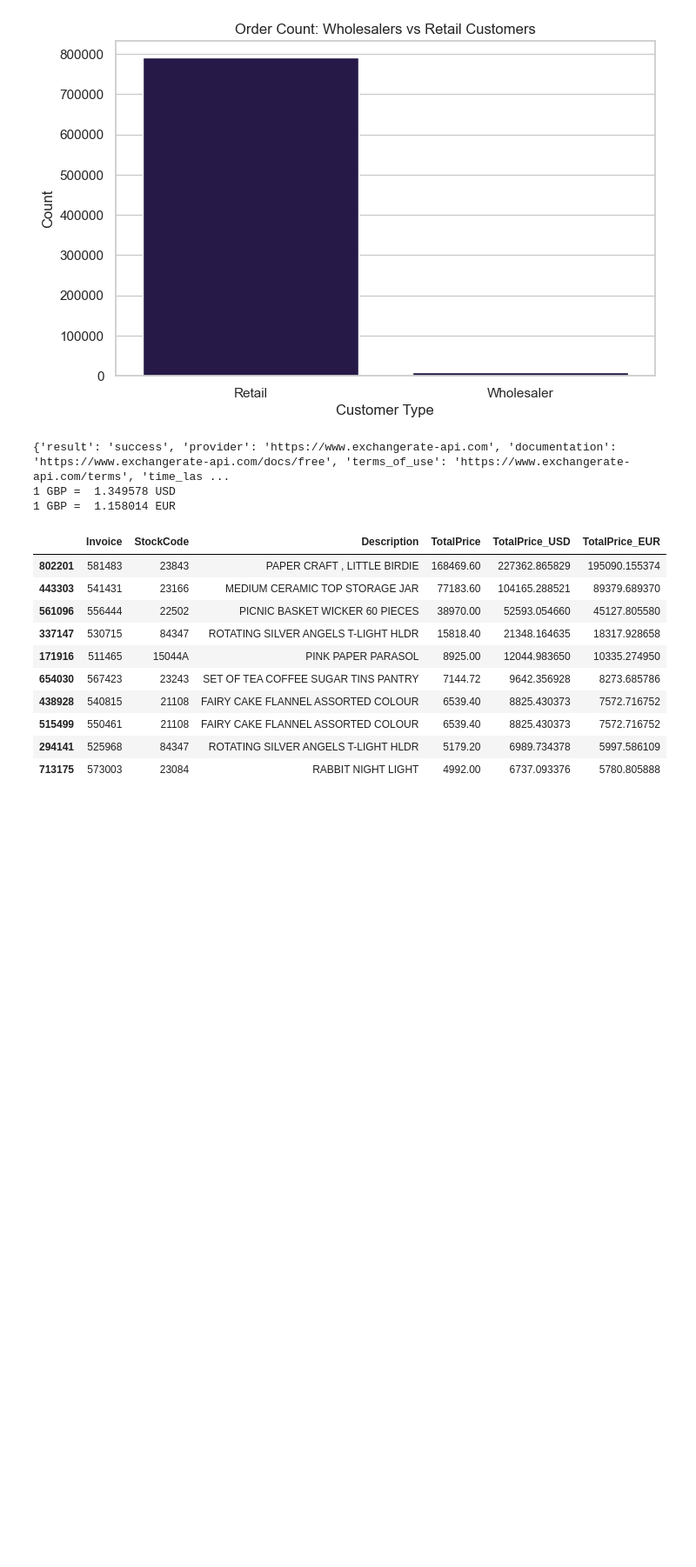
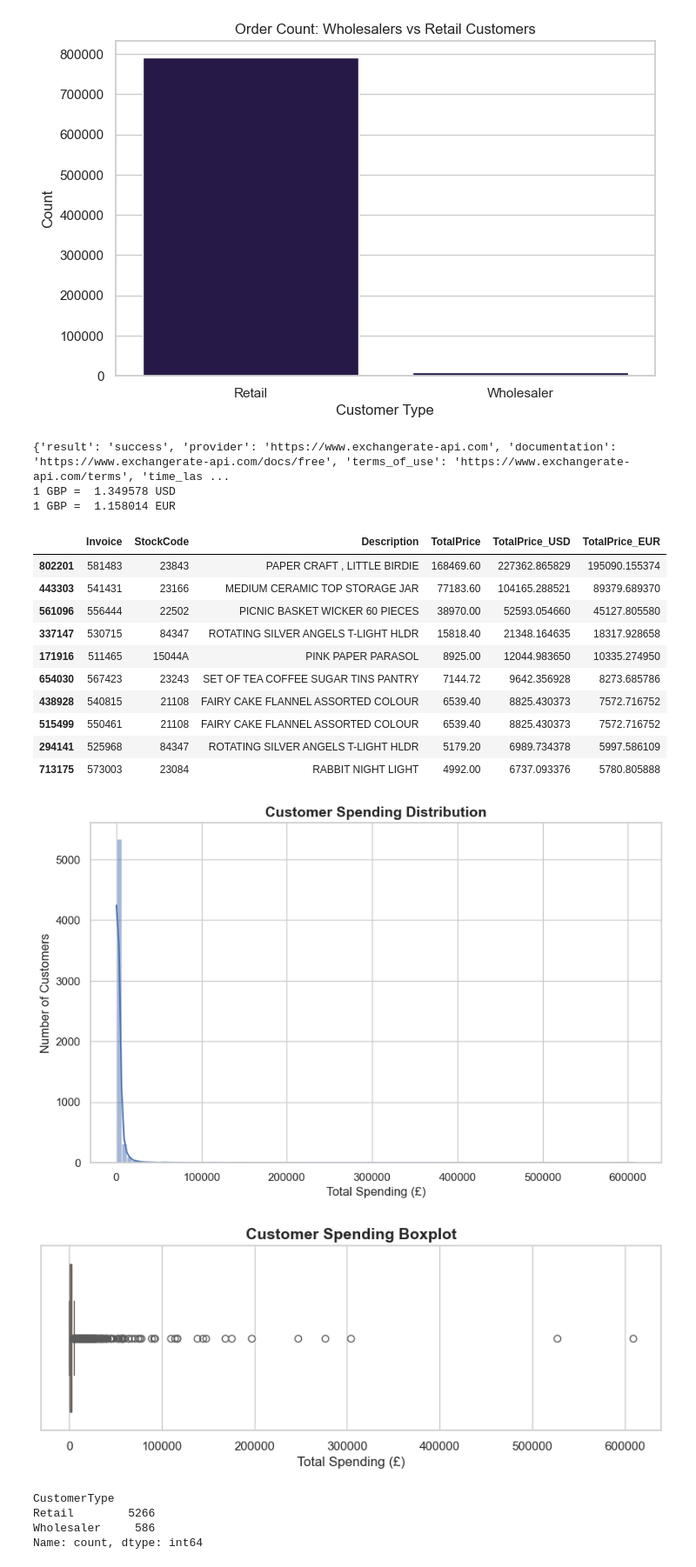
Before and after one commit to pasindipamodagamage/Python-for-Data-Science-and-AI-Module, a Jupyter notebook: last_edited_code.ipynb, the cells around one changed output. Shown: that part at 87% size. Cells and saved outputs as stored; diff of their text form; code cells hidden in the pictures; blank space fills up the shorter version.

```diff
--- a/last_edited_code.ipynb
+++ b/last_edited_code.ipynb
@@ -414,3 +414,56 @@ top100[['Invoice', 'StockCode', 'Description', 'TotalPrice', 'TotalPrice_USD', '
 | 515499 | 550461 | 21108 | FAIRY CAKE FLANNEL ASSORTED COLOUR | 6539.40 | 8825.430373 | 7572.716752 |
 | 294141 | 525968 | 84347 | ROTATING SILVER ANGELS T-LIGHT HLDR | 5179.20 | 6989.734378 | 5997.586109 |
 | 713175 | 573003 | 23084 | RABBIT NIGHT LIGHT | 4992.00 | 6737.093376 | 5780.805888 |
+# %%
+import matplotlib.pyplot as plt
+import seaborn as sns
+import pandas as pd
+import csv
+
+#load the dataset
+df = pd.read_csv('online_retail_cleaned.csv')
+
+# Group data by customer and calculate total spending
+customer_spending = df.groupby('Customer ID')['TotalPrice'].sum().reset_index()
+
+# Rename column for clarity
+customer_spending.rename(columns={'TotalPrice': 'TotalSpending'}, inplace=True)
+
+# Quick check
+customer_spending.head()
+
+# Use a clean style
+sns.set_style("whitegrid")
+
+# Histogram
+plt.figure(figsize=(10,6))
+sns.histplot(customer_spending['TotalSpending'], bins=100, kde=True, color="#4C72B0")
+plt.title("Customer Spending Distribution", fontsize=14, weight='bold')
+plt.xlabel("Total Spending (£)")
+plt.ylabel("Number of Customers")
+plt.show()
+
+# Boxplot
+plt.figure(figsize=(10,3))
+sns.boxplot(x=customer_spending['TotalSpending'], color="#DD8452")
+plt.title("Customer Spending Boxplot", fontsize=14, weight='bold')
+plt.xlabel("Total Spending (£)")
+plt.show()
+
+# Find threshold for top 10% spenders
+threshold = customer_spending['TotalSpending'].quantile(0.90)
+
+# Add a customer type column
+customer_spending['CustomerType'] = customer_spending['TotalSpending'].apply(
+    lambda x: 'Wholesaler' if x >= threshold else 'Retail'
+)
+
+# Count how many in each group
+customer_spending['CustomerType'].value_counts()
+# %% [output]
+[figure, added]
+[figure, added]
+CustomerType
+Retail        5266
+Wholesaler     586
+Name: count, dtype: int64
```
